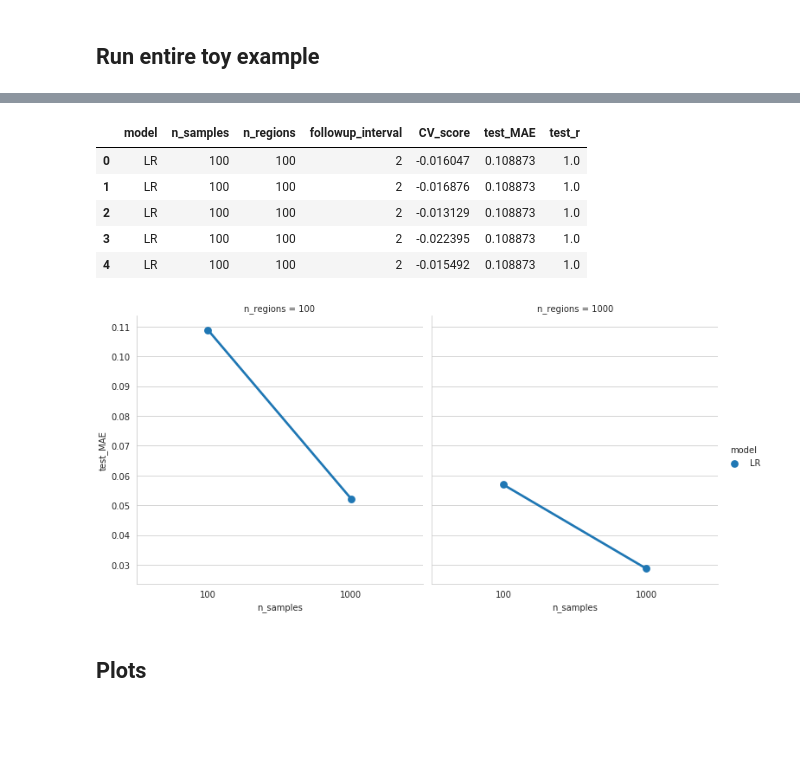
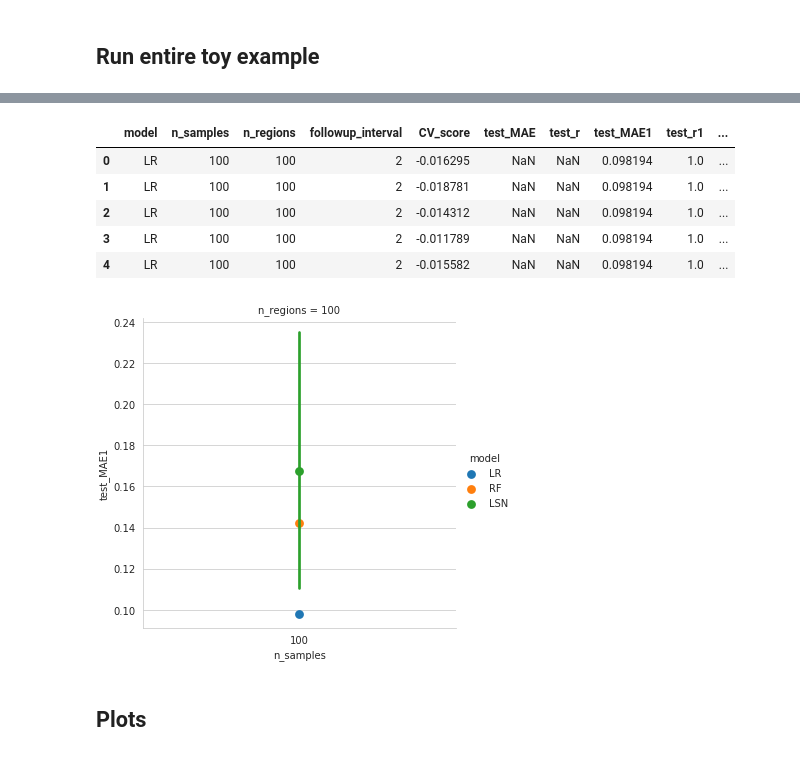
Before and after one commit to nikhil153/brain-diff, a Jupyter notebook: 7_brain_diff_sim.ipynb, the cells around one changed output, grey strips where cells are left out. Saved outputs shown, nothing was run; the diff lists cells and outputs as text; code cells hidden in the pictures; blank space fills up the shorter version.

```diff
--- a/7_brain_diff_sim.ipynb
+++ b/7_brain_diff_sim.ipynb
@@ -90,7 +93,7 @@ roi_maturity_min = 25
 roi_maturity_max = 75
 n_timepoints = 100
 
-followup_list = [2]
+followup_list = [2,10]
 
 verbose = False
 n_jobs = 4
@@ -98,8 +101,8 @@ n_jobs = 4
 perf_df = pd.DataFrame(columns=["model", "n_samples", "n_regions", "followup_interval", "CV_score","test_MAE","test_r"])
 
 for followup_interval in followup_list:
-    for n_samples in [100,1000]:
-        for n_regions in [100, 1000]:
+    for n_samples in [100,1000,10000]:
+        for n_regions in [10,100,1000]:
             # Region values are shifted in time
             time_shift_list = np.linspace(start=roi_maturity_min,stop=roi_maturity_max,num=n_regions)
 
@@ -175,16 +178,18 @@ for followup_interval in followup_list:
                     test_dataloader = DataLoader(test_dataset, batch_size=1, shuffle=False)
 
                     model.eval()
-                    batch_pred_list, batch_loss_list = test(model, test_dataloader)
+                    batch_pred_list, loss1_list, loss2_list = test(model, test_dataloader)
                     batch_pred_array = np.vstack(np.squeeze(batch_pred_list))
 
                     r1 = stats.pearsonr(batch_pred_array[:,0],y_baseline[n_CV:])[0]
                     r2 = stats.pearsonr(batch_pred_array[:,1],y_followup[n_CV:])[0]
-                    test_r = 0.5*(r1+r2)
+                    # test_r = 0.5*(r1+r2)
 
                     df = pd.DataFrame()
-                    df["test_MAE"] = batch_loss_list
-                    df["test_r"] = test_r
+                    df["test_MAE1"] = loss1_list
+                    df["test_MAE2"] = loss2_list
+                    df["test_r1"] = test_r1
+                    df["test_r2"] = test_r2
                     df["CV_score"] = epoch_loss_df["epoch_loss"].values[-1]
                     df["model"] = model_name
                     df["n_samples"] = n_samples
@@ -194,7 +199,7 @@ for followup_interval in followup_list:
                     perf_df = perf_df.append(df)
 
                 else:
-                    CV_scores, test_MAE, test_r = get_brain_age_perf(X_CV, y_CV, X_test, y_test, model_instance)
+                    CV_scores, test_MAE1, test_MAE2, test_r1, test_r2 = get_brain_age_perf(X_CV, y_CV, X_test, y_test, model_instance)
 
                     df = pd.DataFrame()
                     df["CV_score"] = CV_scores
@@ -202,7 +207,9 @@ for followup_interval in followup_list:
                     df["n_samples"] = n_samples
                     df["n_regions"] = n_regions
                     df["followup_interval"] = followup_interval
-                    df["test_MAE"] = test_MAE
-                    df["test_r"] = test_r
+                    df["test_MAE1"] = test_MAE1
+                    df["test_r1"] = test_r1
+                    df["test_MAE2"] = test_MAE2
+                    df["test_r2"] = test_r2
                     perf_df = perf_df.append(df)
 # %% [output]
@@ -216,16 +233,16 @@ Sim config: n_samples: 1000, n_regions= 100, followup: 2
 # %%
 perf_df.head()
 # %% [output]
-|  | model | n_samples | n_regions | followup_interval | CV_score | test_MAE | test_r |
-| 0 | LR | 100 | 100 | 2 | -0.016047 | 0.108873 | 1.0 |
-| 1 | LR | 100 | 100 | 2 | -0.016876 | 0.108873 | 1.0 |
-| 2 | LR | 100 | 100 | 2 | -0.013129 | 0.108873 | 1.0 |
-| 3 | LR | 100 | 100 | 2 | -0.022395 | 0.108873 | 1.0 |
-| 4 | LR | 100 | 100 | 2 | -0.015492 | 0.108873 | 1.0 |
+|  | model | n_samples | n_regions | followup_interval | CV_score | test_MAE | test_r | test_MAE1 | test_r1 | ... |
+| 0 | LR | 100 | 100 | 2 | -0.016295 | NaN | NaN | 0.098194 | 1.0 | ... |
+| 1 | LR | 100 | 100 | 2 | -0.018781 | NaN | NaN | 0.098194 | 1.0 | ... |
+| 2 | LR | 100 | 100 | 2 | -0.014312 | NaN | NaN | 0.098194 | 1.0 | ... |
+| 3 | LR | 100 | 100 | 2 | -0.011789 | NaN | NaN | 0.098194 | 1.0 | ... |
+| 4 | LR | 100 | 100 | 2 | -0.015582 | NaN | NaN | 0.098194 | 1.0 | ... |
 # %%
 plot_df = perf_df.copy()
 with sns.axes_style("whitegrid"):
-    g = sns.catplot(y="test_MAE",x="n_samples",hue="model",col="n_regions", kind="point", data=plot_df, aspect=1)
+    g = sns.catplot(y="test_MAE1",x="n_samples",hue="model",col="n_regions", kind="point", data=plot_df, aspect=1)
 # %% [output]
-[figure, old version]
+[figure, new version]
 # %%
```
Also changed, not shown: parts of 3 cells of this notebook, 1 other file.
